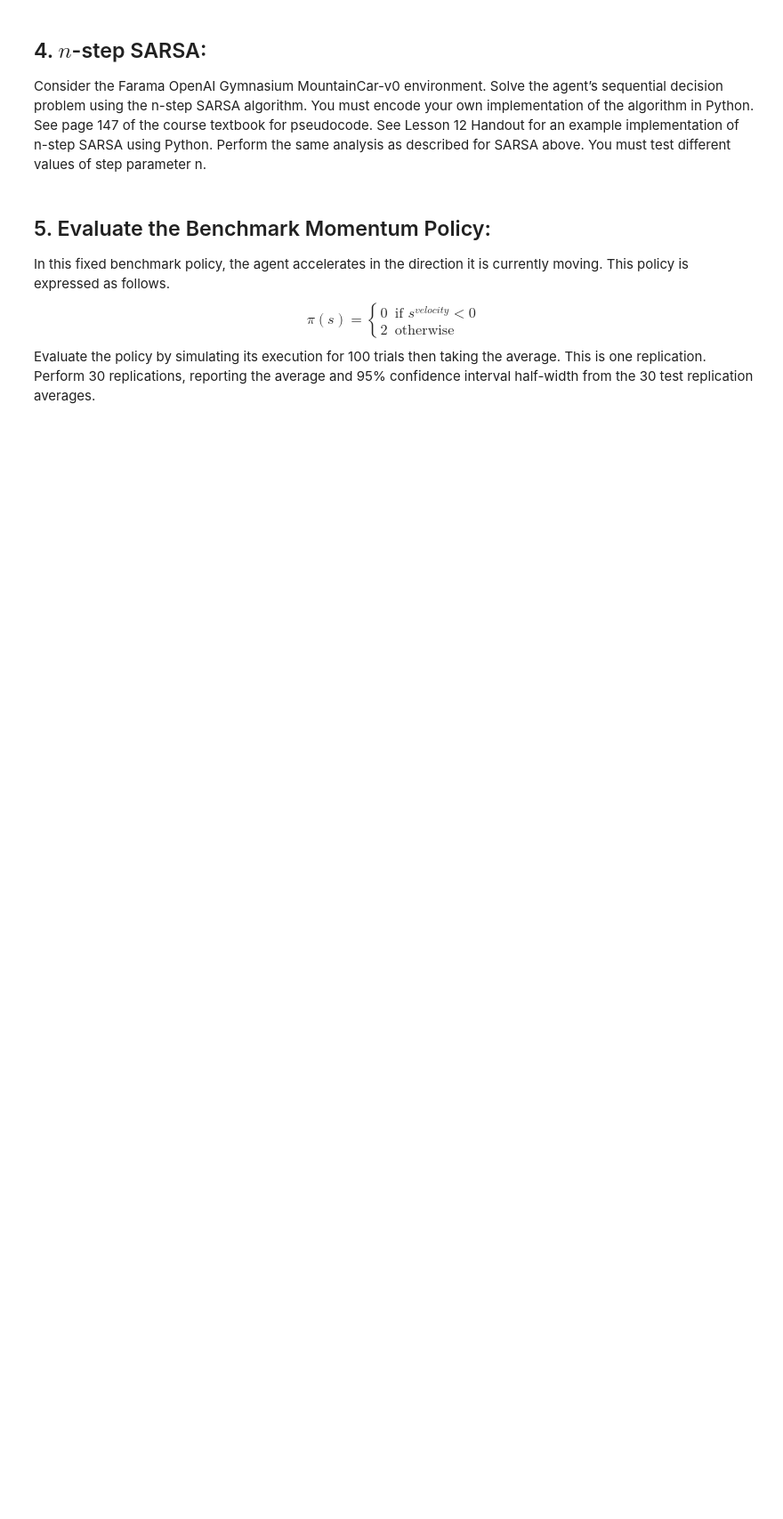
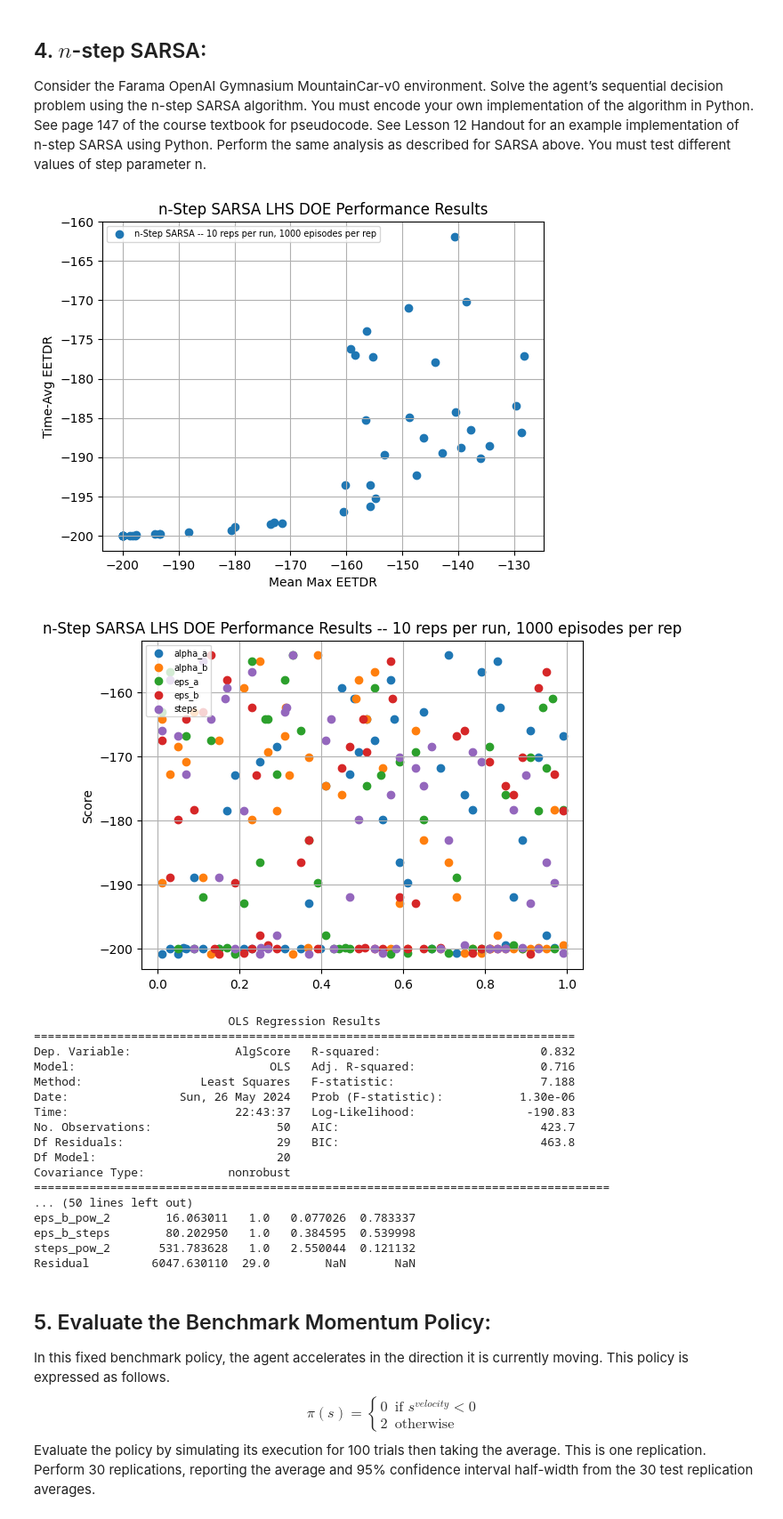
Before and after one commit to bhosley/Schoolwork, a Jupyter notebook: 2024Q2 - Reinforcement Learning/Homework 4/Homework 4.ipynb, the cells around one changed output. Shown at 89% size. Cells and saved outputs as stored; diff of their text form; code cells hidden in the pictures; blank space fills up the shorter version.

```diff
--- a/2024Q2 - Reinforcement Learning/Homework 4/Homework 4.ipynb
+++ b/2024Q2 - Reinforcement Learning/Homework 4/Homework 4.ipynb
@@ -472,13 +496,34 @@ Best VFA (10th) test... \EETDR CI: -200.00+/-0.00
 ## 4. $n$-step SARSA:
 Consider the Farama OpenAI Gymnasium MountainCar-v0 environment. Solve the agent’s sequential decision problem using the n-step SARSA algorithm. You must encode your own implementation of the algorithm in Python. See page 147 of the course textbook for pseudocode. See Lesson 12 Handout for an example implementation of n-step SARSA using Python. Perform the same analysis as described for SARSA above. You must test different values of step parameter n.
 # %%
-#env = gym.make('MountainCar-v0')
-#features = ["alpha_a", "alpha_b", "eps_a", "eps_b",steps]
-"Ensure that the experiment has a method for determining that steps is int"
-#sarsa_experiment = LHS_Experiment(SARSA,env,features    ,episodes=int(1e2),replications=5,runs=5)
-#sarsa_experiment.parallel_lhs()
-#sarsa_experiment.plot_results()
-#sarsa_experiment.plot_param_comparison()
+env = gym.make('MountainCar-v0')
+features = ["alpha_a", "alpha_b", "eps_a", "eps_b", "steps"]
+sarsa_experiment = LHS_Experiment(SARSA,env,features)
+sarsa_experiment.parallel_lhs()
+sarsa_experiment.export_results()
+sarsa_experiment.plot_results()
+sarsa_experiment.plot_param_comparison()
+sarsa_experiment.anova()
+# %% [output]
+[figure, added]
+[figure, added]
+                            OLS Regression Results
+==============================================================================
+Dep. Variable:               AlgScore   R-squared:                       0.832
+Model:                            OLS   Adj. R-squared:                  0.716
+Method:                 Least Squares   F-statistic:                     7.188
+Date:                Sun, 26 May 2024   Prob (F-statistic):           1.30e-06
+Time:                        22:43:37   Log-Likelihood:                -190.83
+No. Observations:                  50   AIC:                             423.7
+Df Residuals:                      29   BIC:                             463.8
+Df Model:                          20
+Covariance Type:            nonrobust
+===================================================================================
+... (50 lines left out)
+eps_b_pow_2        16.063011   1.0   0.077026  0.783337
+eps_b_steps        80.202950   1.0   0.384595  0.539998
+steps_pow_2       531.783628   1.0   2.550044  0.121132
+Residual         6047.630110  29.0        NaN       NaN
 # %% [markdown]
 ## 5. Evaluate the Benchmark Momentum Policy:
 In this fixed benchmark policy, the agent accelerates in the direction it is currently moving. This
```
Also changed, not shown: parts of 5 cells of this notebook, 13 other files.
